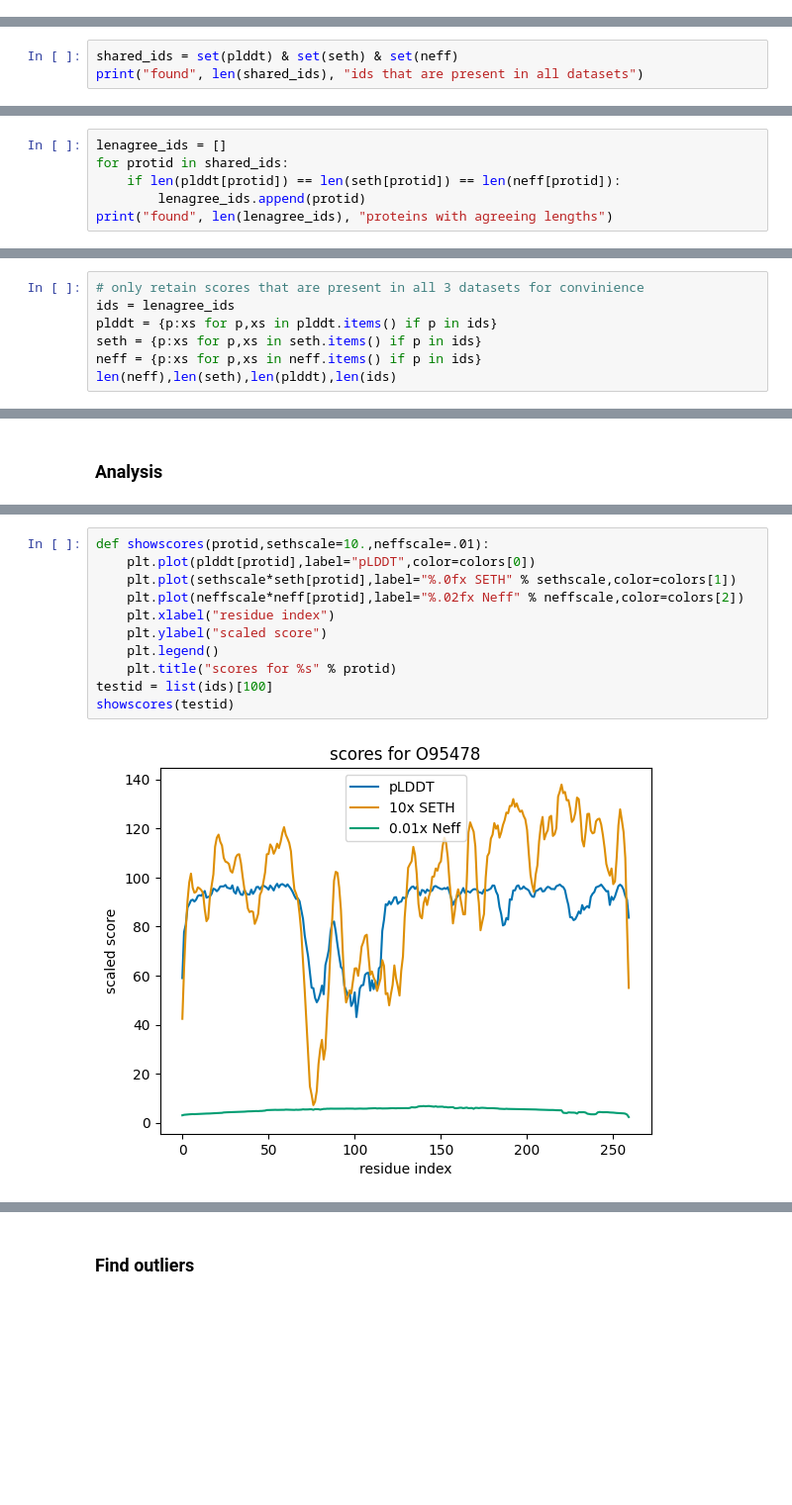
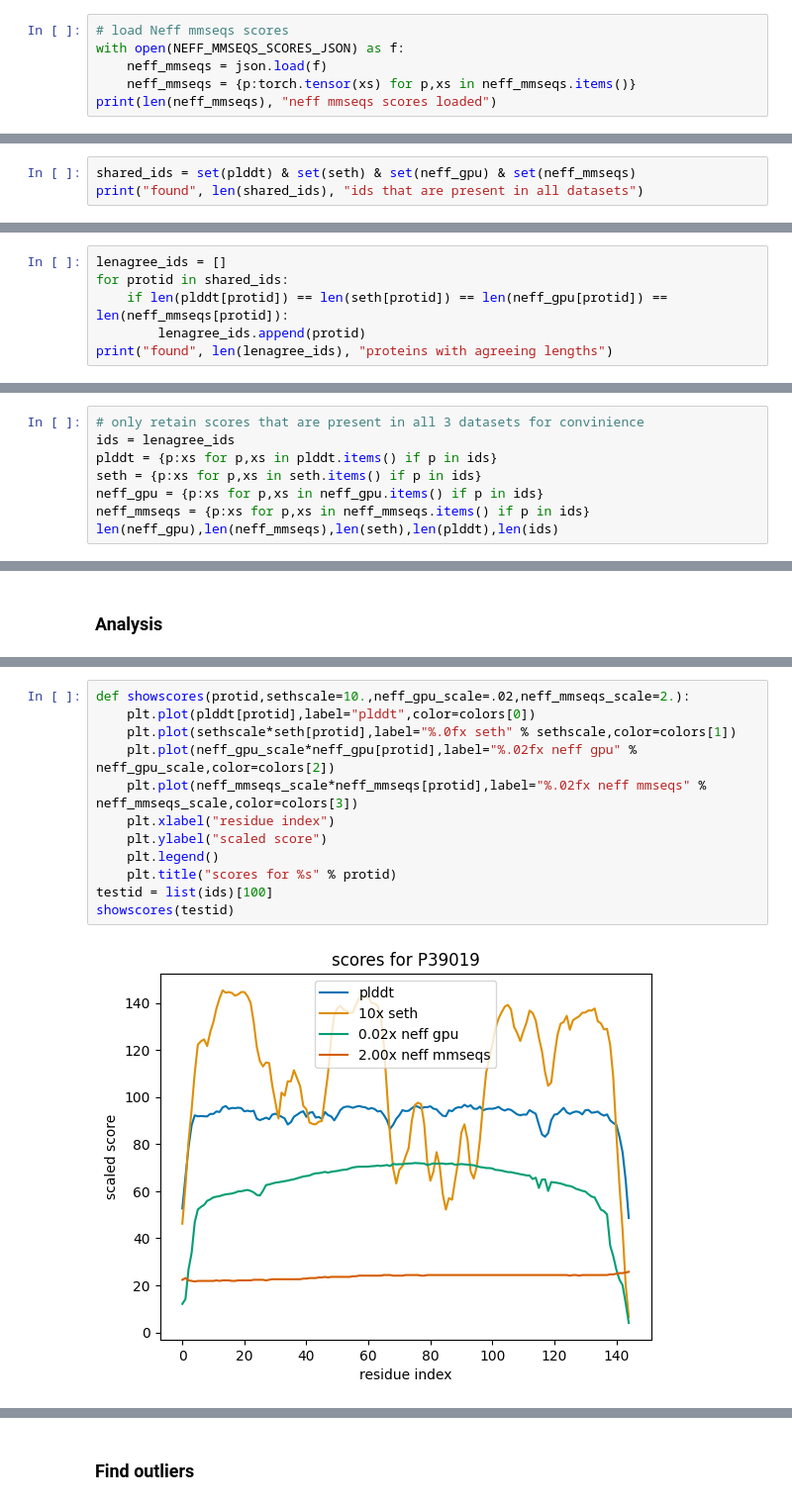
Before and after one commit to neftlon/af2-plddt-contextualized, a Jupyter notebook: scripts/proteomewide.ipynb, the cells around one changed output, grey strips where cells are left out. Shown: that part at 99% size. Drawn from its saved outputs; the diff is of its cells as text; blank space fills up the shorter version.

```diff
--- a/scripts/proteomewide.ipynb
+++ b/scripts/proteomewide.ipynb
@@ -63,0 +65,6 @@ print(len(neff), "neff scores loaded")
+# %%
+# load Neff mmseqs scores
+with open(NEFF_MMSEQS_SCORES_JSON) as f:
+    neff_mmseqs = json.load(f)
+    neff_mmseqs = {p:torch.tensor(xs) for p,xs in neff_mmseqs.items()}
+print(len(neff_mmseqs), "neff mmseqs scores loaded")
@@ -66,6 +75,6 @@ print(len(neff), "neff scores loaded")
 
 Only correlate metrics for which we have data for all proteins. Data means that every dataset contains the protein and the proteins have the same lengths across all datasets.
 # %%
-shared_ids = set(plddt) & set(seth) & set(neff)
+shared_ids = set(plddt) & set(seth) & set(neff_gpu) & set(neff_mmseqs)
 print("found", len(shared_ids), "ids that are present in all datasets")
 # %% [output]
@@ -73,7 +82,7 @@ found 17830 ids that are present in all datasets
 # %%
 lenagree_ids = []
 for protid in shared_ids:
-    if len(plddt[protid]) == len(seth[protid]) == len(neff[protid]):
+    if len(plddt[protid]) == len(seth[protid]) == len(neff_gpu[protid]) == len(neff_mmseqs[protid]):
         lenagree_ids.append(protid)
 print("found", len(lenagree_ids), "proteins with agreeing lengths")
 # %% [output]
@@ -83,6 +92,7 @@ found 17783 proteins with agreeing lengths
 ids = lenagree_ids
 plddt = {p:xs for p,xs in plddt.items() if p in ids}
 seth = {p:xs for p,xs in seth.items() if p in ids}
-neff = {p:xs for p,xs in neff.items() if p in ids}
-len(neff),len(seth),len(plddt),len(ids)
+neff_gpu = {p:xs for p,xs in neff_gpu.items() if p in ids}
+neff_mmseqs = {p:xs for p,xs in neff_mmseqs.items() if p in ids}
+len(neff_gpu),len(neff_mmseqs),len(seth),len(plddt),len(ids)
 # %% [output]
@@ -100,13 +102,14 @@ for protid in tqdm(ids,desc="calculating pairwise correlations"):
 # %%
-def showscores(protid,sethscale=10.,neffscale=.01):
-    plt.plot(plddt[protid],label="pLDDT",color=colors[0])
-    plt.plot(sethscale*seth[protid],label="%.0fx SETH" % sethscale,color=colors[1])
-    plt.plot(neffscale*neff[protid],label="%.02fx Neff" % neffscale,color=colors[2])
+def showscores(protid,sethscale=10.,neff_gpu_scale=.02,neff_mmseqs_scale=2.):
+    plt.plot(plddt[protid],label="plddt",color=colors[0])
+    plt.plot(sethscale*seth[protid],label="%.0fx seth" % sethscale,color=colors[1])
+    plt.plot(neff_gpu_scale*neff_gpu[protid],label="%.02fx neff gpu" % neff_gpu_scale,color=colors[2])
+    plt.plot(neff_mmseqs_scale*neff_mmseqs[protid],label="%.02fx neff mmseqs" % neff_mmseqs_scale,color=colors[3])
     plt.xlabel("residue index")
     plt.ylabel("scaled score")
     plt.legend()
     plt.title("scores for %s" % protid)
 testid = list(ids)[100]
 showscores(testid)
 # %% [output]
-[figure, old version]
+[figure, new version]
```
Also changed, not shown: parts of 20 cells of this notebook.
